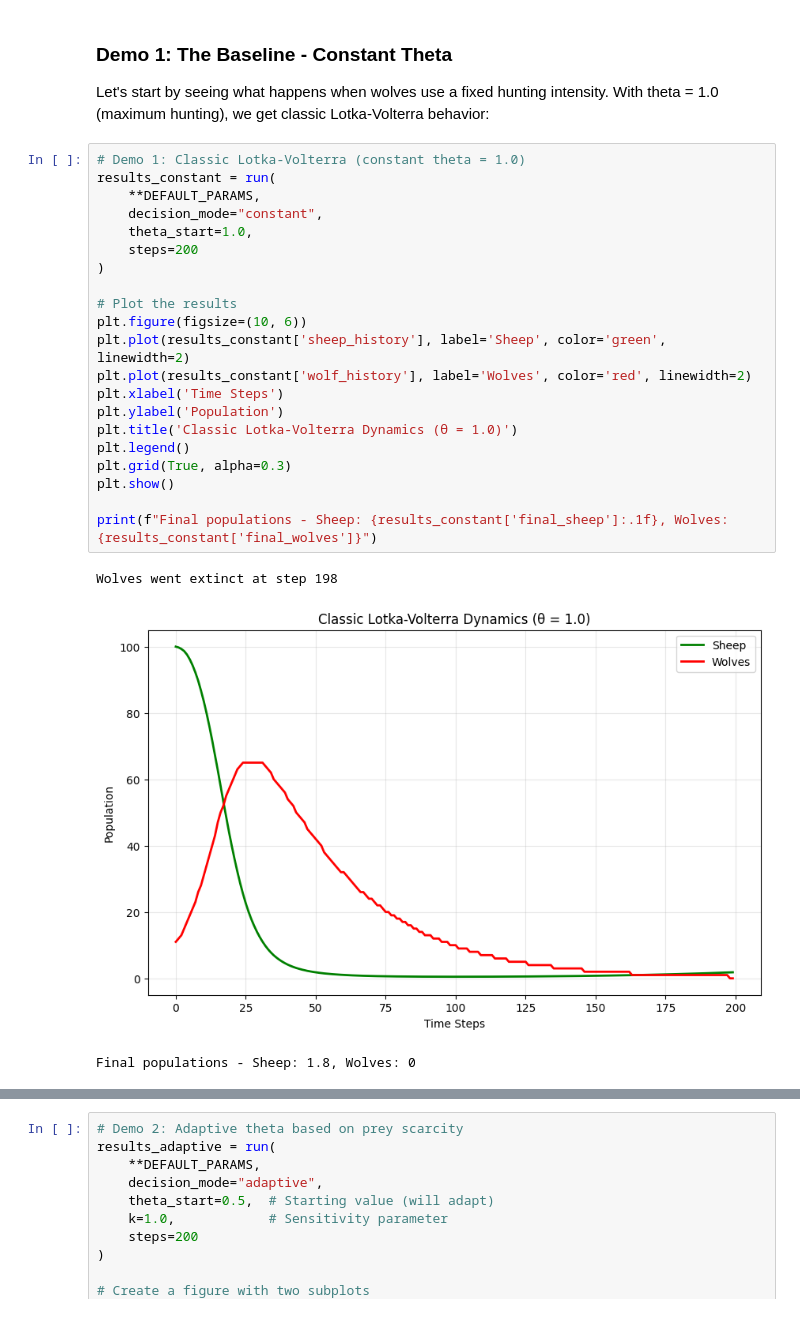
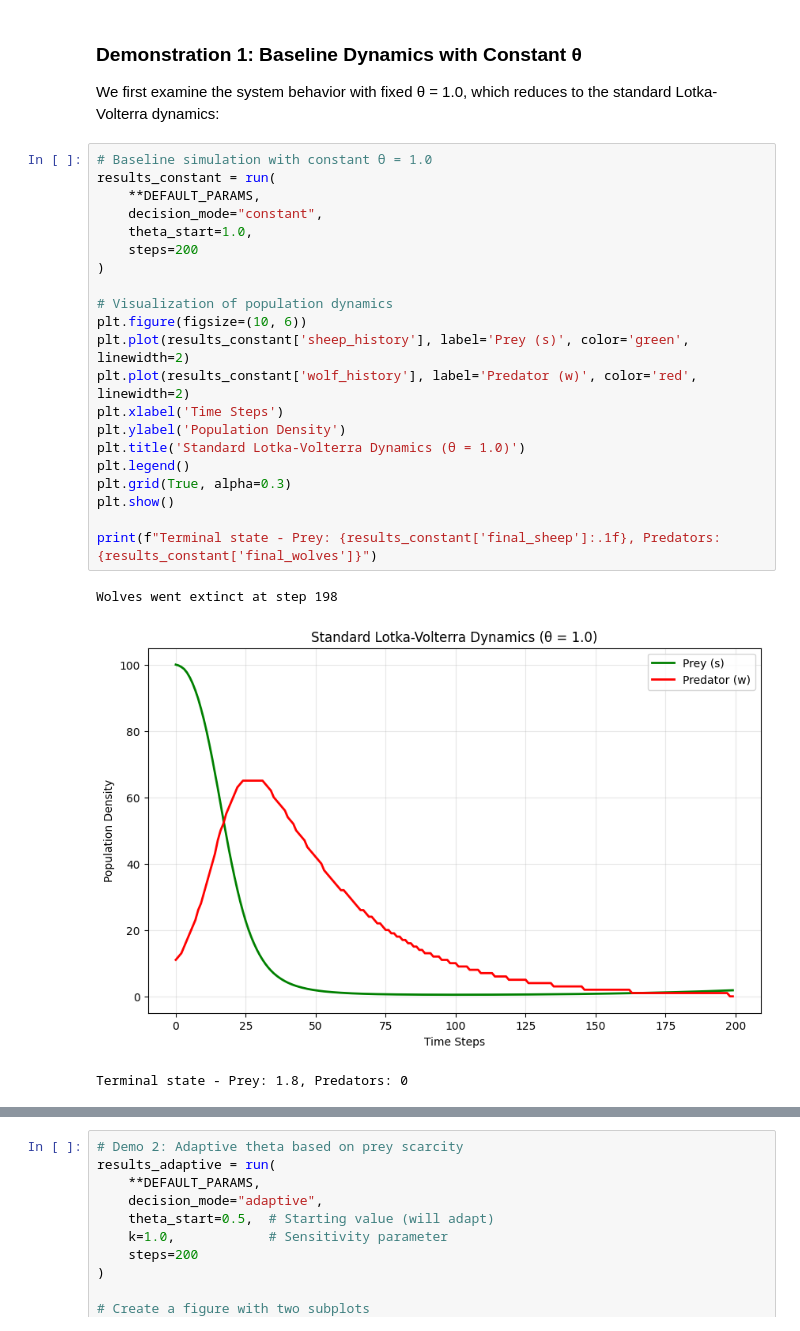
Before and after one commit to peterdresslar/do-android-wolves-dream-of-electric-sheep, a Jupyter notebook: notebooks/start-here.ipynb, the cells around one changed output, grey strips where cells are left out. Saved outputs shown, nothing was run; the diff lists cells and outputs as text.

```diff
--- a/notebooks/start-here.ipynb
+++ b/notebooks/start-here.ipynb
@@ -106,29 +108,29 @@ print("✅ API keys loaded from .env.local" if os.getenv("OPENAI_API_KEY") or os
-# %% [markdown]
-### Demo 1: The Baseline - Constant Theta
-
-Let's start by seeing what happens when wolves use a fixed hunting intensity. With theta = 1.0 (maximum hunting), we get classic Lotka-Volterra behavior:
+# %% [markdown]
+### Demonstration 1: Baseline Dynamics with Constant θ
+
+We first examine the system behavior with fixed θ = 1.0, which reduces to the standard Lotka-Volterra dynamics:
 # %%
-# Demo 1: Classic Lotka-Volterra (constant theta = 1.0)
+# Baseline simulation with constant θ = 1.0
 results_constant = run(
     **DEFAULT_PARAMS,
     decision_mode="constant",
     theta_start=1.0,
     steps=200
 )
 
-# Plot the results
+# Visualization of population dynamics
 plt.figure(figsize=(10, 6))
-plt.plot(results_constant['sheep_history'], label='Sheep', color='green', linewidth=2)
-plt.plot(results_constant['wolf_history'], label='Wolves', color='red', linewidth=2)
+plt.plot(results_constant['sheep_history'], label='Prey (s)', color='green', linewidth=2)
+plt.plot(results_constant['wolf_history'], label='Predator (w)', color='red', linewidth=2)
 plt.xlabel('Time Steps')
-plt.ylabel('Population')
-plt.title('Classic Lotka-Volterra Dynamics (θ = 1.0)')
+plt.ylabel('Population Density')
+plt.title('Standard Lotka-Volterra Dynamics (θ = 1.0)')
 plt.legend()
 plt.grid(True, alpha=0.3)
 plt.show()
 
-print(f"Final populations - Sheep: {results_constant['final_sheep']:.1f}, Wolves: {results_constant['final_wolves']}")
+print(f"Terminal state - Prey: {results_constant['final_sheep']:.1f}, Predators: {results_constant['final_wolves']}")
 # %% [output]
 Wolves went extinct at step 198
-[figure, old version]
+[figure, new version]
-Final populations - Sheep: 1.8, Wolves: 0
+Terminal state - Prey: 1.8, Predators: 0
```
Also changed, not shown: parts of 25 cells of this notebook.
